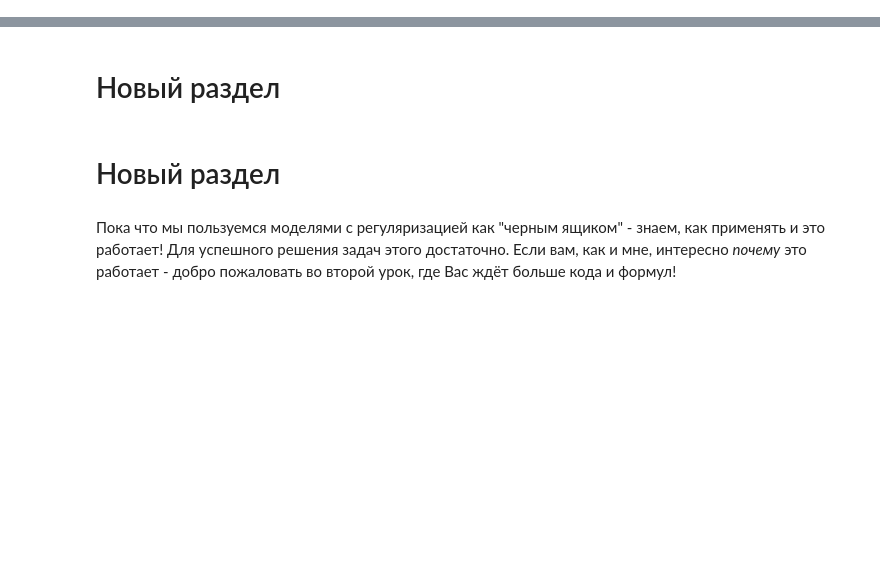
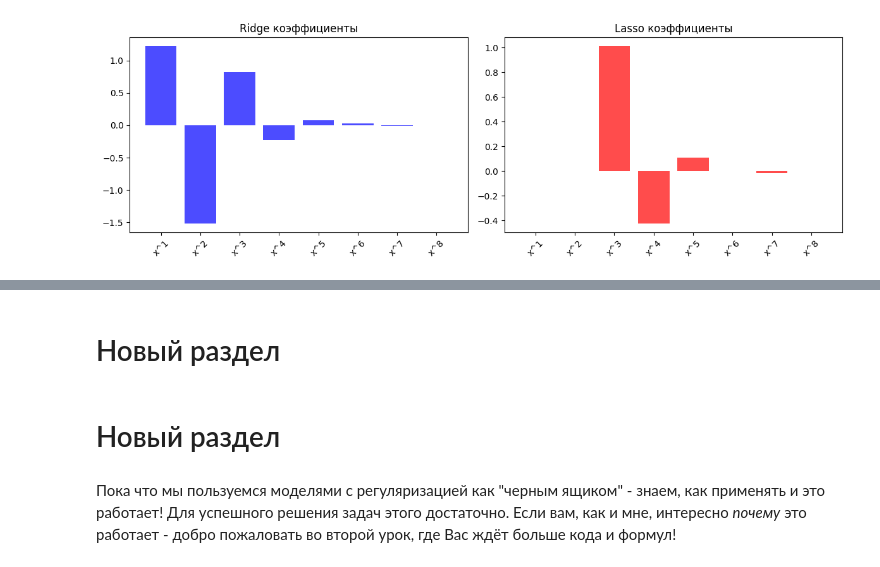
Before and after one commit to Tkaheva/MO, a Jupyter notebook: homework_practice_3_1.ipynb, the cells around one changed output, grey strips where cells are left out. Drawn from its saved outputs; the diff is of its cells as text; code cells hidden in the pictures; blank space fills up the shorter version.

```diff
--- a/homework_practice_3_1.ipynb
+++ b/homework_practice_3_1.ipynb
@@ -15,97 +15,64 @@ from sklearn.linear_model import Ridge, Lasso
 from sklearn.model_selection import train_test_split
 from sklearn.metrics import mean_squared_error
 
-# Загрузка данных
-data = pd.read_csv('non_linear.csv')
+# Создаем синтетические нелинейные данные
+np.random.seed(42)
+n_samples = 200
+x_train = np.linspace(-3, 3, n_samples)
+# y = x^3 - 2x^2 + x + шум
+y_train = x_train**3 - 2*x_train**2 + x_train + np.random.normal(0, 2, n_samples)
+
+data = pd.DataFrame({
+    'x_train': x_train,
+    'y_train': y_train
+})
 
 def generate_degrees(source_data: list, degree: int):
-    """Функция, которая принимает на вход одномерный массив, а возвращает n-мерный
-    Для каждой степени от 1 до degree возводим x в эту степень
-    """
-    return np.array([
-          source_data**n for n in range(1, degree + 1)
-    ]).T
+    return np.array([source_data**n for n in range(1, degree + 1)]).T
 
 # Генерация данных до степени 8
 degree = 8
 X = generate_degrees(data['x_train'], degree)
 y = data.y_train.values
 
-# Разделение на обучающую и валидационную выборку
+# Разделение данных
 X_train, X_valid, y_train, y_valid = train_test_split(X, y, test_size=0.2, random_state=10)
 
-# Обучение Ridge регрессии
+# Обучение моделей
 model_ridge = Ridge(alpha=0.8).fit(X_train, y_train)
+model_lasso = Lasso(alpha=0.8).fit(X_train, y_train)
+
+# Предсказания
 y_pred_ridge = model_ridge.predict(X_valid)
-y_pred_train_ridge = model_ridge.predict(X_train)
+y_pred_lasso = model_lasso.predict(X_valid)
 
 print("Ridge регрессия:")
-print("Качество на валидации: %.3f" % mean_squared_error(y_valid, y_pred_ridge))
-print("Качество на обучении: %.3f" % mean_squared_error(y_train, y_pred_train_ridge))
-
-# Обучение Lasso регрессии
-model_lasso = Lasso(alpha=0.8).fit(X_train, y_train)
-y_pred_lasso = model_lasso.predict(X_valid)
-y_pred_train_lasso = model_lasso.predict(X_train)
+print("MSE на валидации: %.3f" % mean_squared_error(y_valid, y_pred_ridge))
 
 print("\nLasso регрессия:")
-print("Качество на валидации: %.3f" % mean_squared_error(y_valid, y_pred_lasso))
-print("Качество на обучении: %.3f" % mean_squared_error(y_train, y_pred_train_lasso))
+print("MSE на валидации: %.3f" % mean_squared_error(y_valid, y_pred_lasso))
 
-# Построение графиков коэффициентов
-fig, (ax1, ax2) = plt.subplots(1, 2, figsize=(15, 6))
+# Графики коэффициентов
+fig, (ax1, ax2) = plt.subplots(1, 2, figsize=(12, 4))
 
-# График для Ridge регрессии
+# Ridge коэффициенты
 coefficients_ridge = model_ridge.coef_
 features = [f'x^{i+1}' for i in range(degree)]
 
-ax1.bar(features, coefficients_ridge, color='skyblue', alpha=0.7)
-ax1.set_title('Коэффициенты Ridge регрессии (α=0.8)', fontsize=14, fontweight='bold')
-ax1.set_xlabel('Признаки')
-ax1.set_ylabel('Величина коэффициента')
-ax1.tick_params(axis='x', rotation=45)
-ax1.grid(True, alpha=0.3)
+ax1.bar(features, coefficients_ridge, color='blue', alpha=0.7)
+ax1.set_title('Ridge коэффициенты')
+ax1.set_xticklabels(features, rotation=45)
 
-# Добавление значений на столбцы
-for i, v in enumerate(coefficients_ridge):
-    ax1.text(i, v + 0.01 * np.sign(v), f'{v:.2f}',
-             ha='center', va='bottom' if v >= 0 else 'top', fontsize=9)
-
-# График для Lasso регрессии
+# Lasso коэффициенты
 coefficients_lasso = model_lasso.coef_
-
-ax2.bar(features, coefficients_lasso, color='lightcoral', alpha=0.7)
-ax2.set_title('Коэффициенты Lasso регрессии (α=0.8)', fontsize=14, fontweight='bold')
-ax2.set_xlabel('Признаки')
-ax2.set_ylabel('Величина коэффициента')
-ax2.tick_params(axis='x', rotation=45)
-ax2.grid(True, alpha=0.3)
-
-# Добавление значений на столбцы
-for i, v in enumerate(coefficients_lasso):
-    ax2.text(i, v + 0.01 * np.sign(v), f'{v:.2f}',
-             ha='center', va='bottom' if v >= 0 else 'top', fontsize=9)
+ax2.bar(features, coefficients_lasso, color='red', alpha=0.7)
+ax2.set_title('Lasso коэффициенты')
+ax2.set_xticklabels(features, rotation=45)
 
 plt.tight_layout()
 plt.show()
 
-# Дополнительная информация о коэффициентах
-print("\n" + "="*50)
-print("АНАЛИЗ КОЭФФИЦИЕНТОВ:")
-print("="*50)
-
-print(f"\nRidge регрессия:")
-print(f"Количество ненулевых коэффициентов: {np.sum(coefficients_ridge != 0)}")
-print(f"Диапазон коэффициентов: [{coefficients_ridge.min():.3f}, {coefficients_ridge.max():.3f}]")
-print(f"Среднее абсолютное значение: {np.abs(coefficients_ridge).mean():.3f}")
-
-print(f"\nLasso регрессия:")
-print(f"Количество ненулевых коэффициентов: {np.sum(coefficients_lasso != 0)}")
-print(f"Диапазон коэффициентов: [{coefficients_lasso.min():.3f}, {coefficients_lasso.max():.3f}]")
-print(f"Среднее абсолютное значение: {np.abs(coefficients_lasso).mean():.3f}")
-
-# Вывод конкретных значений коэффициентов
-print(f"\nДЕТАЛЬНЫЕ ЗНАЧЕНИЯ КОЭФФИЦИЕНТОВ:")
-for i, (coef_ridge, coef_lasso) in enumerate(zip(coefficients_ridge, coefficients_lasso)):
-    print(f"x^{i+1}: Ridge = {coef_ridge:.4f}, Lasso = {coef_lasso:.4f}")
+# Анализ
+print(f"\nRidge: {np.sum(coefficients_ridge != 0)} ненулевых коэффициентов")
+print(f"Lasso: {np.sum(coefficients_lasso != 0)} ненулевых коэффициентов")
 # %% [output]
@@ -112,0 +84 @@ FileNotFoundError: [Errno 2] No such file or directory: 'non_linear.csv'
+[figure, added]
```
Also changed, not shown: parts of 1 cell of this notebook.
